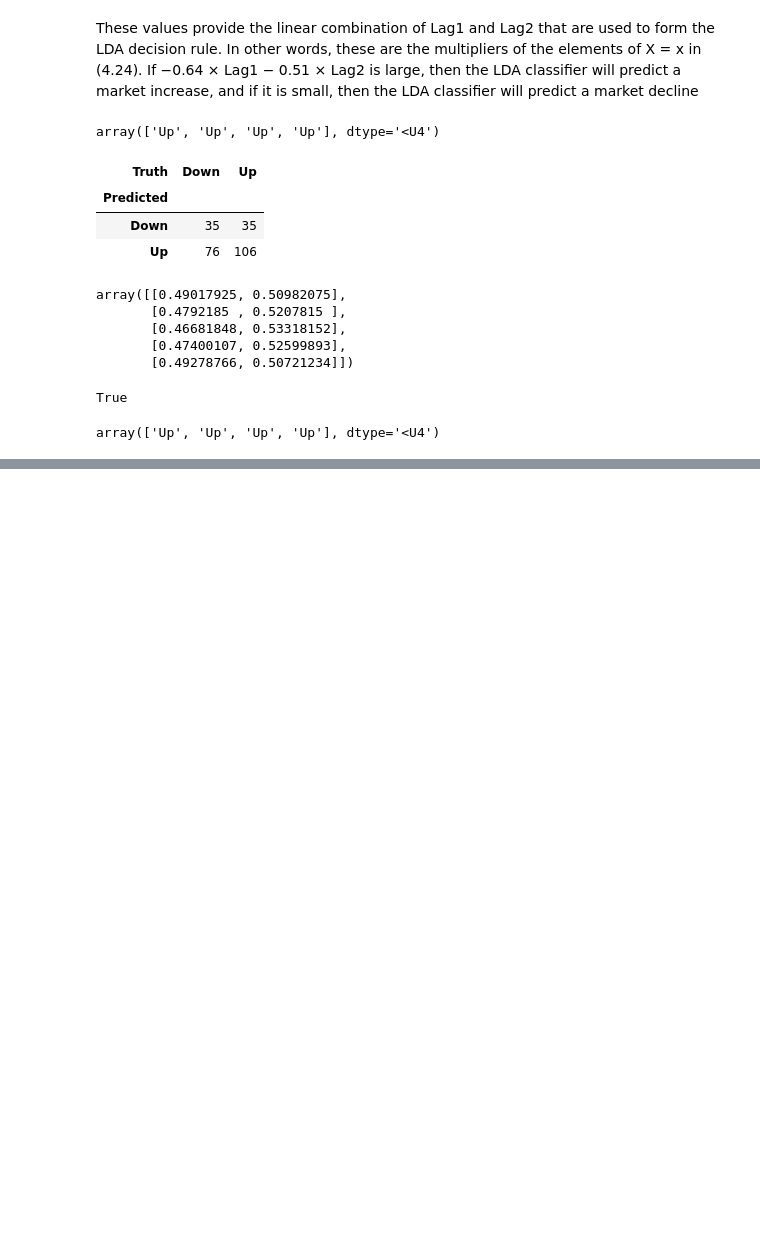
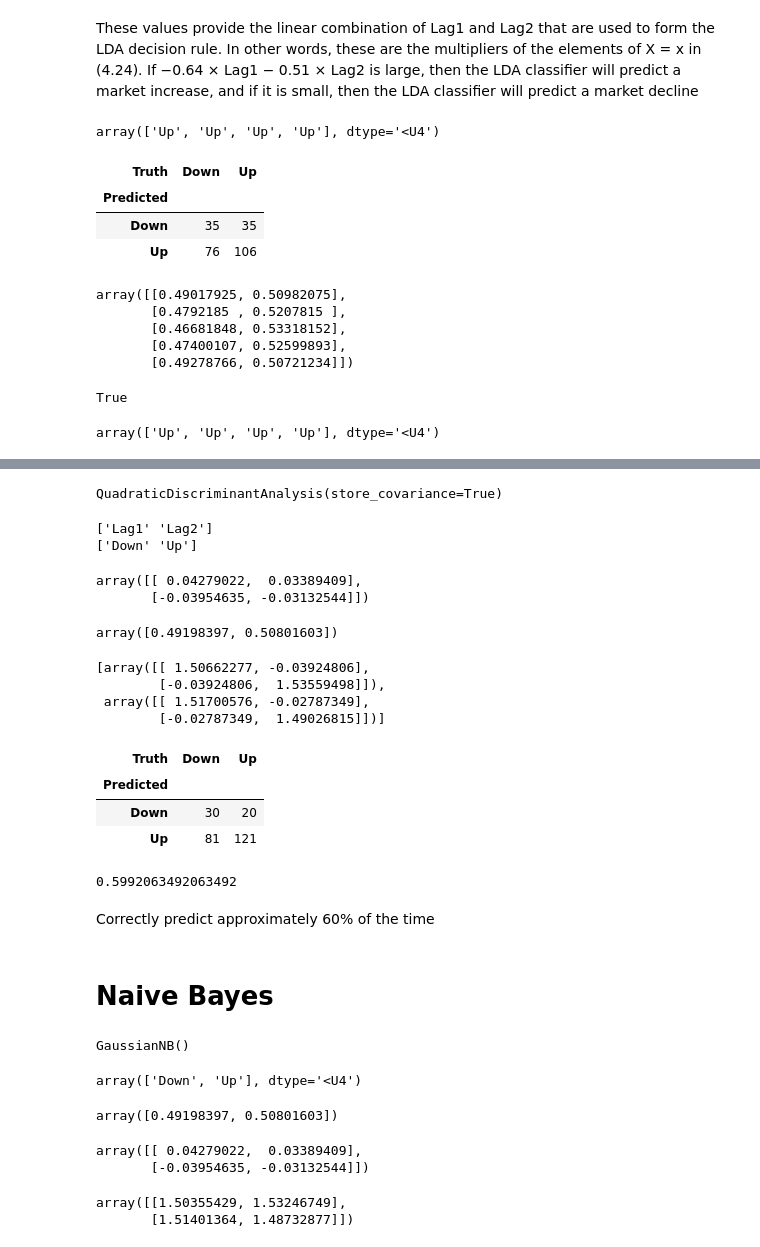
Before and after one commit to bryaneadams/statistical_learning_python, a Jupyter notebook: chapter_4_lab.ipynb, the cells around one changed output, grey strips where cells are left out. Drawn from its saved outputs; the diff is of its cells as text; code cells hidden in the pictures; blank space fills up the shorter version.

```diff
--- a/chapter_4_lab.ipynb
+++ b/chapter_4_lab.ipynb
@@ -293,0 +326,69 @@ array(['Up', 'Up', 'Up', 'Up'], dtype='<U4')
+# %%
+qda = QDA(store_covariance=True)
+qda.fit(X_train , labels_train)
+# %% [output]
+QuadraticDiscriminantAnalysis(store_covariance=True)
+# %%
+print(qda.feature_names_in_)
+print(qda.classes_)
+# %% [output]
+['Lag1' 'Lag2']
+['Down' 'Up']
+# %%
+qda.means_
+# %% [output]
+array([[ 0.04279022,  0.03389409],
+       [-0.03954635, -0.03132544]])
+# %%
+qda.priors_
+# %% [output]
+array([0.49198397, 0.50801603])
+# %%
+# Estimates covariance because you are no longer assuming constant
+# One co-variance matrix per class
+qda.covariance_
+# %% [output]
+[array([[ 1.50662277, -0.03924806],
+        [-0.03924806,  1.53559498]]),
+ array([[ 1.51700576, -0.02787349],
+        [-0.02787349,  1.49026815]])]
+# %%
+qda_pred = qda.predict(X_test)
+confusion_table(labels_test, qda_pred)
+# %% [output]
+| Truth | Down | Up |
+| Predicted |  |  |
+| Down | 30 | 20 |
+| Up | 81 | 121 |
+# %%
+np.mean(qda_pred == labels_test)
+# %% [output]
+0.5992063492063492
+# %% [markdown]
+Correctly predict approximately 60% of the time
+# %% [markdown]
+# Naive Bayes
+# %%
+NB = GaussianNB()
+NB.fit(X_train , labels_train)
+# %% [output]
+GaussianNB()
+# %%
+NB.classes_
+# %% [output]
+array(['Down', 'Up'], dtype='<U4')
+# %%
+NB.class_prior_
+# %% [output]
+array([0.49198397, 0.50801603])
+# %%
+NB.theta_
+# %% [output]
+array([[ 0.04279022,  0.03389409],
+       [-0.03954635, -0.03132544]])
+# %%
+#TODO determine the calculation for each sigma_ij
+NB.var_
+# %% [output]
+array([[1.50355429, 1.53246749],
+       [1.51401364, 1.48732877]])
```
Also changed, not shown: parts of 55 cells of this notebook, 1 other file.
